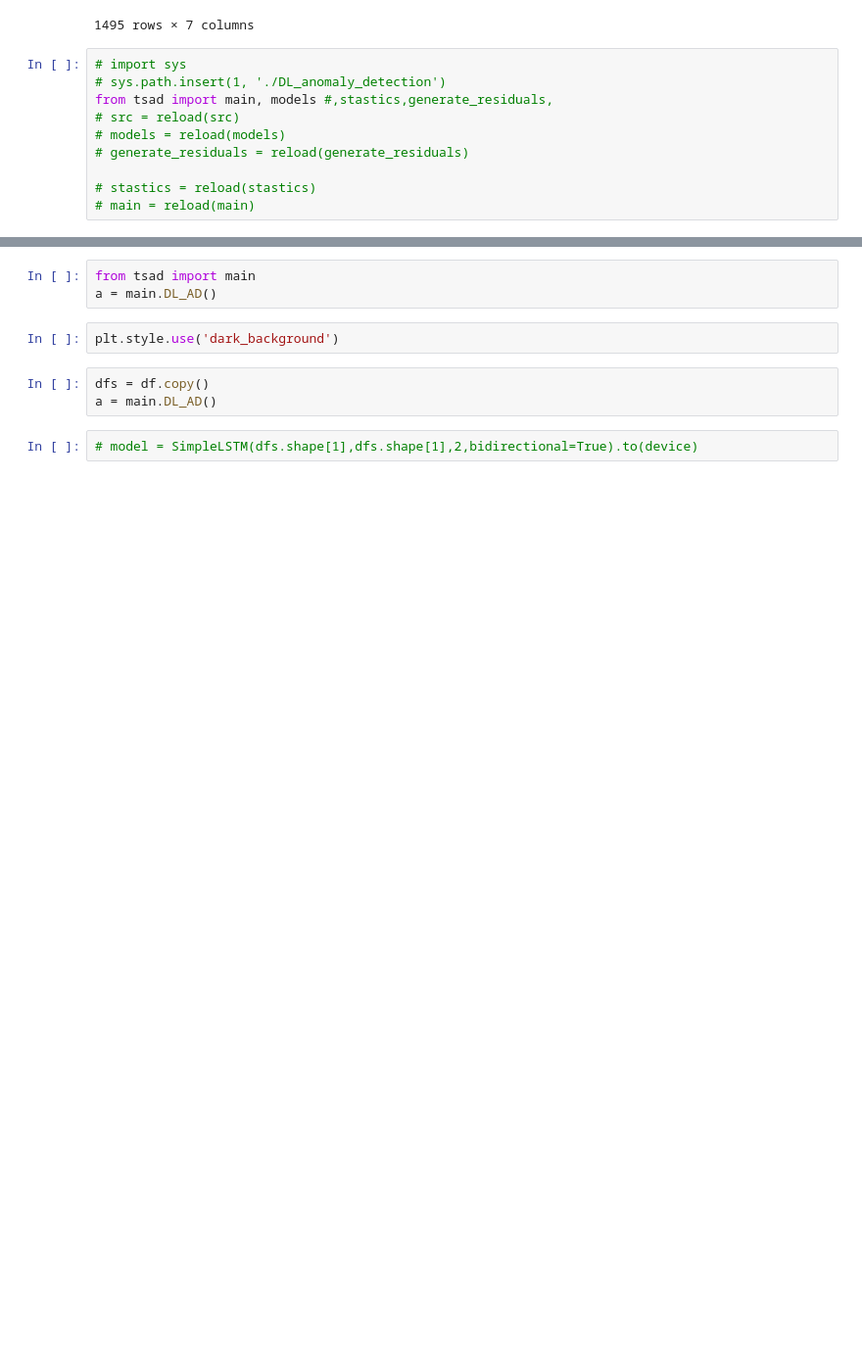
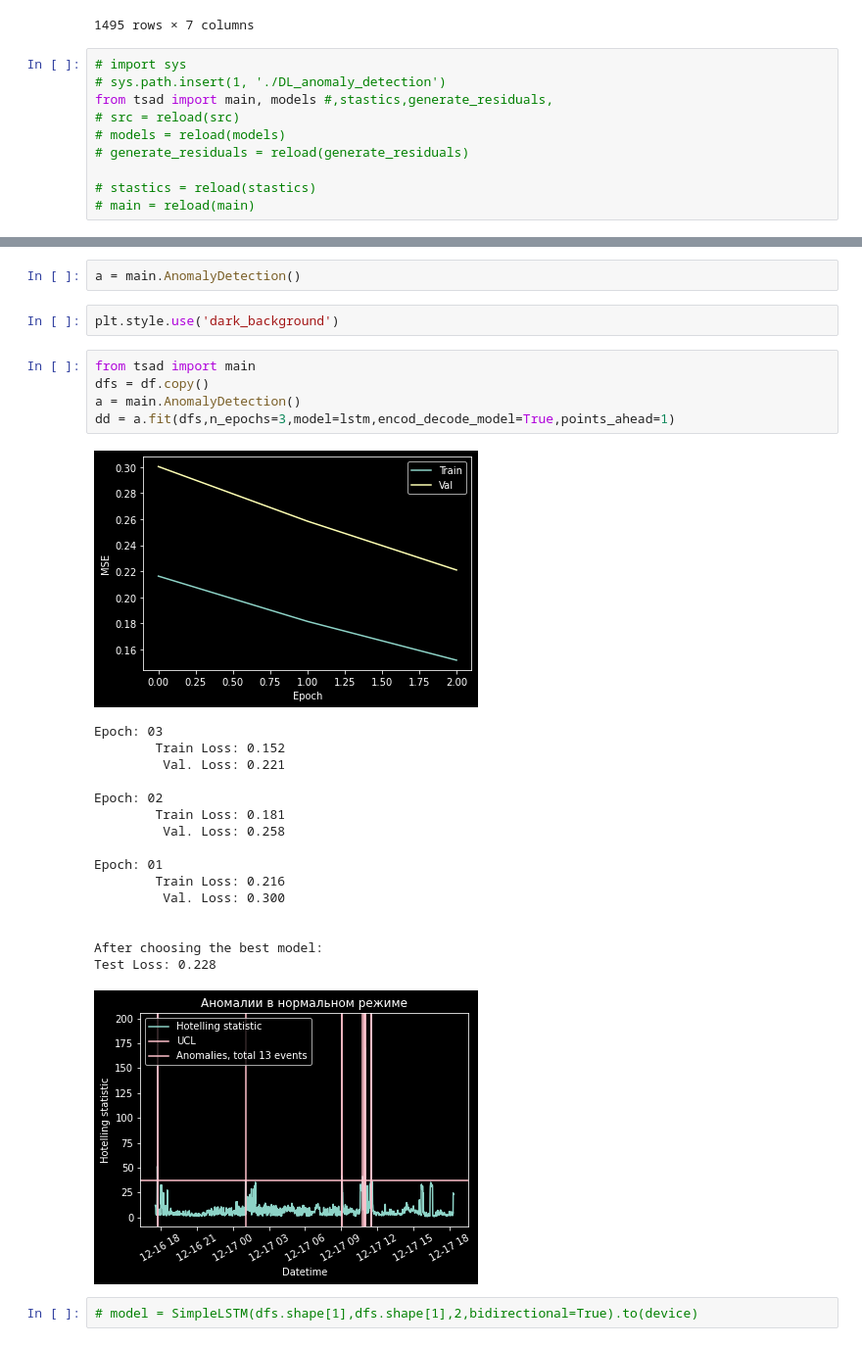
Before and after one commit to waico/tsad, a Jupyter notebook: examples/Example.ipynb, the cells around one changed output, grey strips where cells are left out. Shown at 98% size. Cells and saved outputs as stored; diff of their text form; blank space fills up the shorter version.

```diff
--- a/examples/Example.ipynb
+++ b/examples/Example.ipynb
@@ -121,11 +135,30 @@ lstmAe = models.SimpleLSTM(in_features=in_features,n_hidden=int(in_features*3/4)
-# %%
-from tsad import main
-a = main.DL_AD()
+# %%
+a = main.AnomalyDetection()
 # %%
 plt.style.use('dark_background')
-# %%
-dfs = df.copy()
-a = main.DL_AD()
+# %%
+from tsad import main
+dfs = df.copy()
+a = main.AnomalyDetection()
+dd = a.fit(dfs,n_epochs=3,model=lstm,encod_decode_model=True,points_ahead=1)
+# %% [output]
+[figure, added]
+Epoch: 03
+        Train Loss: 0.152
+         Val. Loss: 0.221
+
+Epoch: 02
+        Train Loss: 0.181
+         Val. Loss: 0.258
+
+Epoch: 01
+        Train Loss: 0.216
+         Val. Loss: 0.300
+
+
+After choosing the best model:
+Test Loss: 0.228
+[figure, added]
 # %%
 # model = SimpleLSTM(dfs.shape[1],dfs.shape[1],2,bidirectional=True).to(device)
 # %%
```
Also changed, not shown: parts of 9 cells of this notebook, 11 other files.
